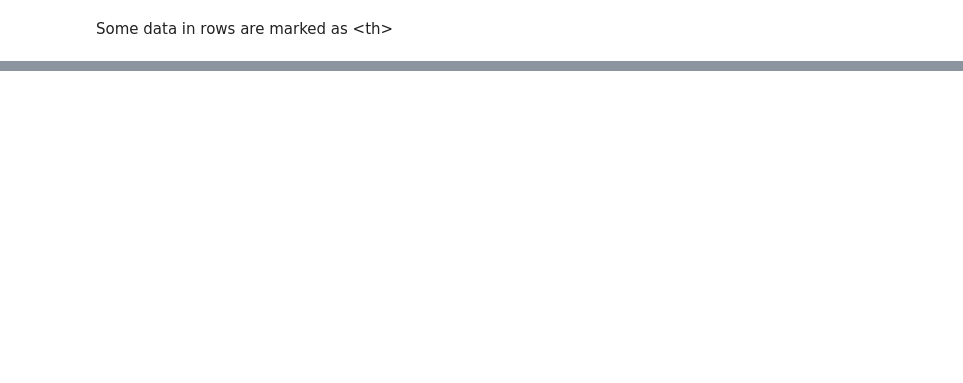
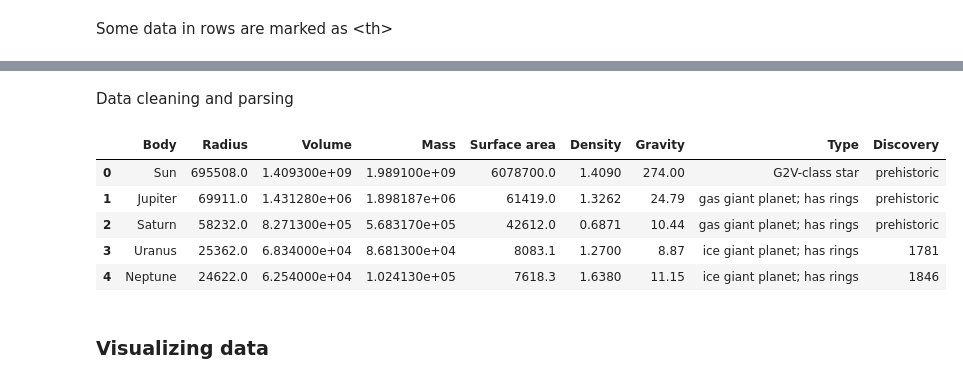
Before and after one commit to Ednaxx/Web-Data-Scraping, a Jupyter notebook: SolarSystemBigObjects.ipynb, the cells around one changed output, grey strips where cells are left out. Saved outputs shown, nothing was run; the diff lists cells and outputs as text; code cells hidden in the pictures; blank space fills up the shorter version.

```diff
--- a/SolarSystemBigObjects.ipynb
+++ b/SolarSystemBigObjects.ipynb
@@ -93,0 +110,25 @@ import pandas as pd
+# %% [markdown]
+Data cleaning and parsing
+# %%
+def clean_strings(data):
+    return (data.strip()
+            .split("±")[0]
+            .split("+")[0]
+            .split("[")[0]
+            .replace(",", "")
+            .replace("≈", "")
+            )
+
+df = df.map(clean_strings)
+df[["Radius", "Volume", "Mass", "Surface area", "Density", "Gravity"]] = df[["Radius", "Volume", "Mass", "Surface area", "Density", "Gravity"]].apply(pd.to_numeric, errors='coerce')
+
+df.head()
+# %% [output]
+|  | Body | Radius | Volume | Mass | Surface area | Density | Gravity | Type | Discovery |
+| 0 | Sun | 695508.0 | 1.409300e+09 | 1.989100e+09 | 6078700.0 | 1.4090 | 274.00 | G2V-class star | prehistoric |
+| 1 | Jupiter | 69911.0 | 1.431280e+06 | 1.898187e+06 | 61419.0 | 1.3262 | 24.79 | gas giant planet; has rings | prehistoric |
+| 2 | Saturn | 58232.0 | 8.271300e+05 | 5.683170e+05 | 42612.0 | 0.6871 | 10.44 | gas giant planet; has rings | prehistoric |
+| 3 | Uranus | 25362.0 | 6.834000e+04 | 8.681300e+04 | 8083.1 | 1.2700 | 8.87 | ice giant planet; has rings | 1781 |
+| 4 | Neptune | 24622.0 | 6.254000e+04 | 1.024130e+05 | 7618.3 | 1.6380 | 11.15 | ice giant planet; has rings | 1846 |
+# %% [markdown]
+### Visualizing data
```
Also changed, not shown: parts of 14 cells of this notebook.
